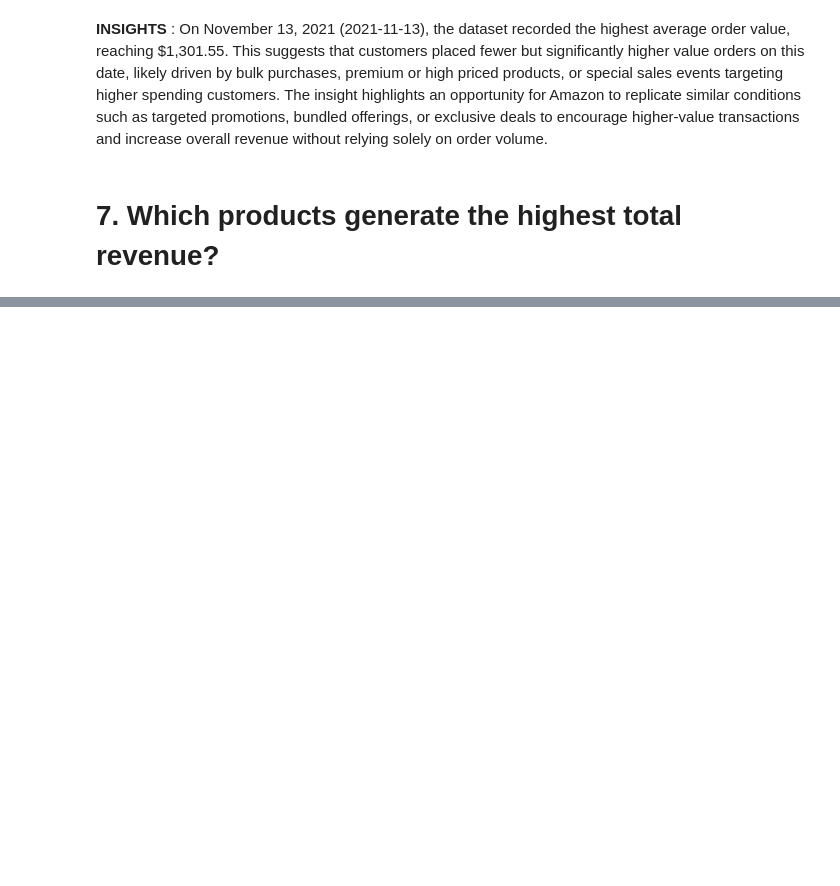
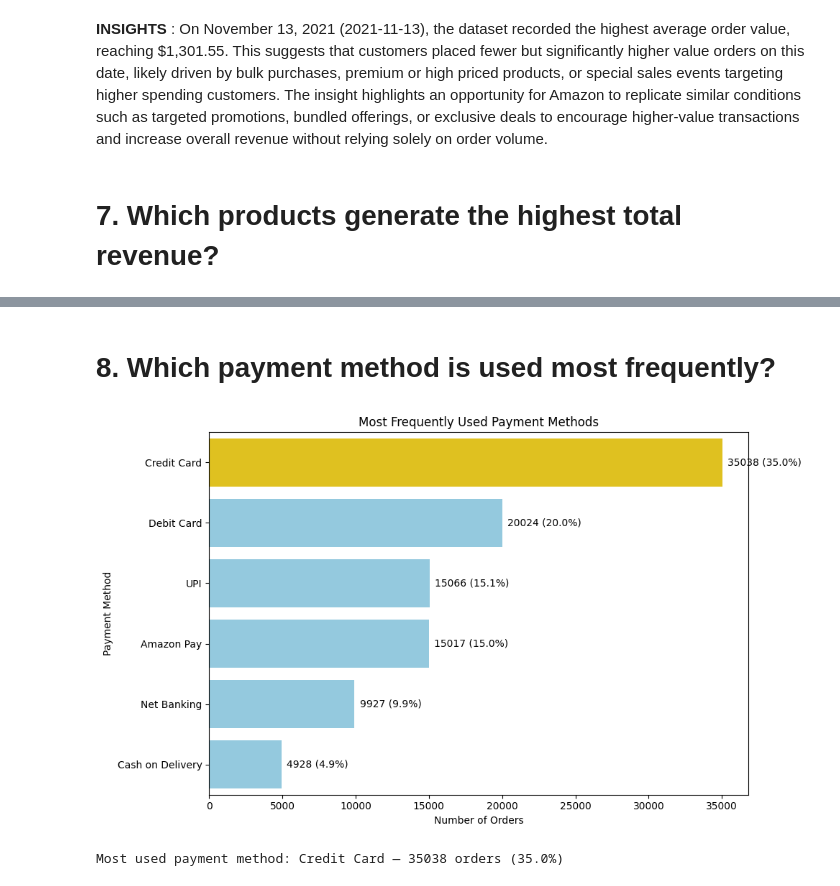
Before and after one commit to bsit2c2025/itcs204_finalsproject_agawin, a Jupyter notebook: MPDA_Agawin.ipynb, the cells around one changed output, grey strips where cells are left out. Saved outputs shown, nothing was run; the diff lists cells and outputs as text; code cells hidden in the pictures; blank space fills up the shorter version.

```diff
--- a/MPDA_Agawin.ipynb
+++ b/MPDA_Agawin.ipynb
@@ -307,0 +353,24 @@ Highest average order value: 2021-11-13 -> $1301.55
+# %% [markdown]
+# 8. Which payment method is used most frequently?
+# %%
+# Payment method frequency visualization
+pm_counts = amazondata['PaymentMethod'].value_counts().reset_index()
+pm_counts.columns = ['PaymentMethod', 'Count']
+pm_counts['Percent'] = pm_counts['Count'] / pm_counts['Count'].sum() * 100
+
+colors = ['gold' if i == 0 else 'skyblue' for i in range(len(pm_counts))]
+plt.figure(figsize=(10,6))
+ax = sns.barplot(data=pm_counts, x='Count', y='PaymentMethod', palette=colors)
+for i, (count, pct) in enumerate(zip(pm_counts['Count'], pm_counts['Percent'])):
+	ax.text(count + pm_counts['Count'].max()*0.01, i, f'{count} ({pct:.1f}%)', va='center')
+plt.title('Most Frequently Used Payment Methods')
+plt.xlabel('Number of Orders')
+plt.ylabel('Payment Method')
+plt.tight_layout()
+plt.show()
+
+top = pm_counts.iloc[0]
+print(f"Most used payment method: {top['PaymentMethod']}   {top['Count']} orders ({top['Percent']:.1f}%)")
+# %% [output]
+[figure, added]
+Most used payment method: Credit Card — 35038 orders (35.0%)
```
Also changed, not shown: parts of 36 cells of this notebook.
